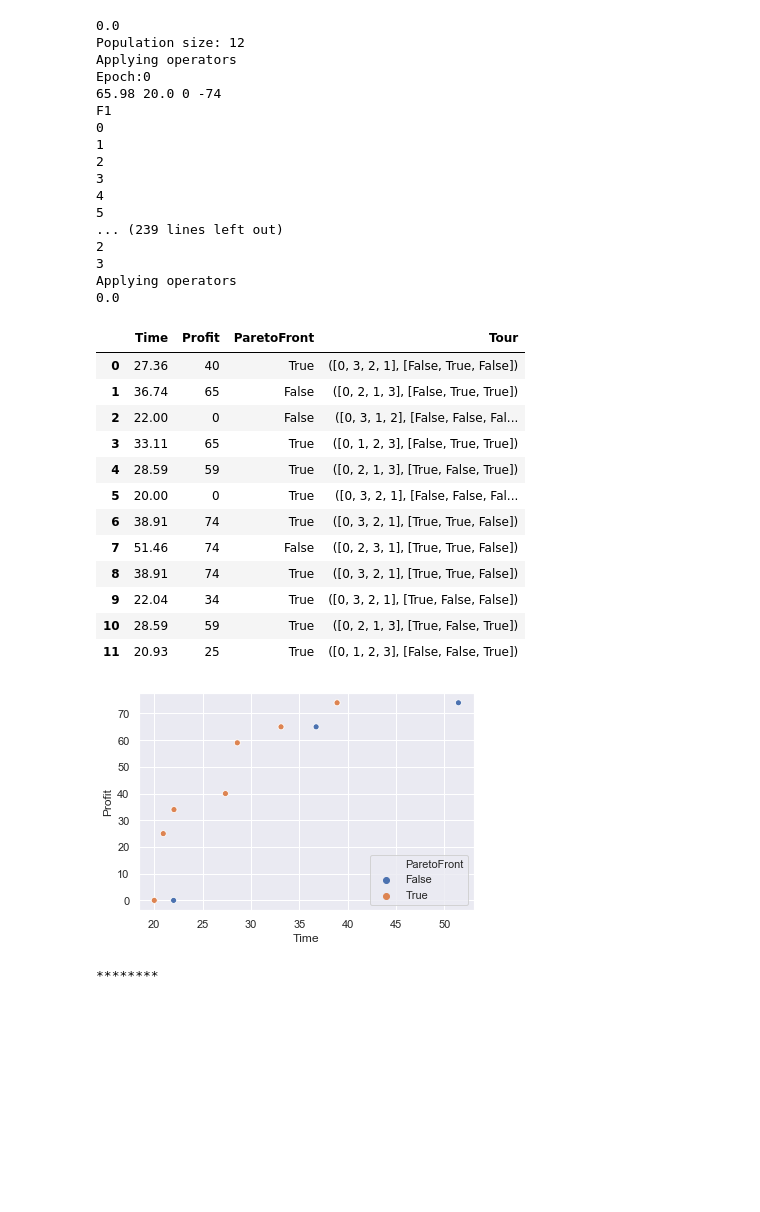
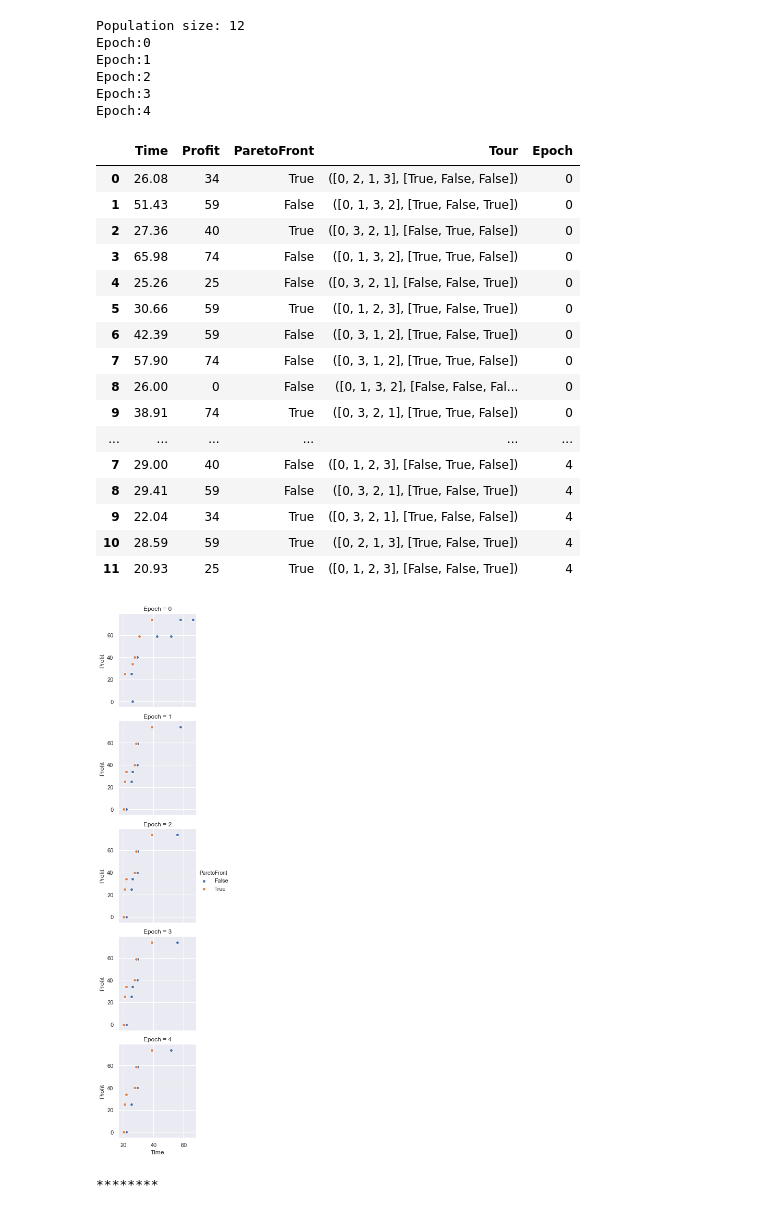
Before and after one commit to StrugariStefan/TTP, a Jupyter notebook: Test.ipynb, the cells around one changed output. Cells and saved outputs as stored; diff of their text form; code cells hidden in the pictures; blank space fills up the shorter version.

```diff
--- a/Test.ipynb
+++ b/Test.ipynb
@@ -1,40 +1,33 @@
 # %%
 from utils import run_ndga, plot
 
-output_path = run_ndga('test-example-n4')
-plot(output_path)
+output_path_generator = run_ndga('test-example-n4')
+plot(list(output_path_generator))
 # %% [output]
-0.0
 Population size: 12
-Applying operators
 Epoch:0
-65.98 20.0 0 -74
-F1
-0
-1
-2
-3
-4
-5
-... (239 lines left out)
-2
-3
-Applying operators
-0.0
+Epoch:1
+Epoch:2
+Epoch:3
+Epoch:4
-|  | Time | Profit | ParetoFront | Tour |
-| 0 | 27.36 | 40 | True | ([0, 3, 2, 1], [False, True, False]) |
-| 1 | 36.74 | 65 | False | ([0, 2, 1, 3], [False, True, True]) |
-| 2 | 22.00 | 0 | False | ([0, 3, 1, 2], [False, False, Fal... |
-| 3 | 33.11 | 65 | True | ([0, 1, 2, 3], [False, True, True]) |
-| 4 | 28.59 | 59 | True | ([0, 2, 1, 3], [True, False, True]) |
-| 5 | 20.00 | 0 | True | ([0, 3, 2, 1], [False, False, Fal... |
-| 6 | 38.91 | 74 | True | ([0, 3, 2, 1], [True, True, False]) |
-| 7 | 51.46 | 74 | False | ([0, 2, 3, 1], [True, True, False]) |
-| 8 | 38.91 | 74 | True | ([0, 3, 2, 1], [True, True, False]) |
-| 9 | 22.04 | 34 | True | ([0, 3, 2, 1], [True, False, False]) |
-| 10 | 28.59 | 59 | True | ([0, 2, 1, 3], [True, False, True]) |
-| 11 | 20.93 | 25 | True | ([0, 1, 2, 3], [False, False, True]) |
+|  | Time | Profit | ParetoFront | Tour | Epoch |
+| 0 | 26.08 | 34 | True | ([0, 2, 1, 3], [True, False, False]) | 0 |
+| 1 | 51.43 | 59 | False | ([0, 1, 3, 2], [True, False, True]) | 0 |
+| 2 | 27.36 | 40 | True | ([0, 3, 2, 1], [False, True, False]) | 0 |
+| 3 | 65.98 | 74 | False | ([0, 1, 3, 2], [True, True, False]) | 0 |
+| 4 | 25.26 | 25 | False | ([0, 3, 2, 1], [False, False, True]) | 0 |
+| 5 | 30.66 | 59 | True | ([0, 1, 2, 3], [True, False, True]) | 0 |
+| 6 | 42.39 | 59 | False | ([0, 3, 1, 2], [True, False, True]) | 0 |
+| 7 | 57.90 | 74 | False | ([0, 3, 1, 2], [True, True, False]) | 0 |
+| 8 | 26.00 | 0 | False | ([0, 1, 3, 2], [False, False, Fal... | 0 |
+| 9 | 38.91 | 74 | True | ([0, 3, 2, 1], [True, True, False]) | 0 |
+| ... | ... | ... | ... | ... | ... |
+| 7 | 29.00 | 40 | False | ([0, 1, 2, 3], [False, True, False]) | 4 |
+| 8 | 29.41 | 59 | False | ([0, 3, 2, 1], [True, False, True]) | 4 |
+| 9 | 22.04 | 34 | True | ([0, 3, 2, 1], [True, False, False]) | 4 |
+| 10 | 28.59 | 59 | True | ([0, 2, 1, 3], [True, False, True]) | 4 |
+| 11 | 20.93 | 25 | True | ([0, 1, 2, 3], [False, False, True]) | 4 |
-[figure, old version]
+[figure, new version]
 # %%
 from utils import run_ndga, plot
 
```
Also changed, not shown: 5 other files.
